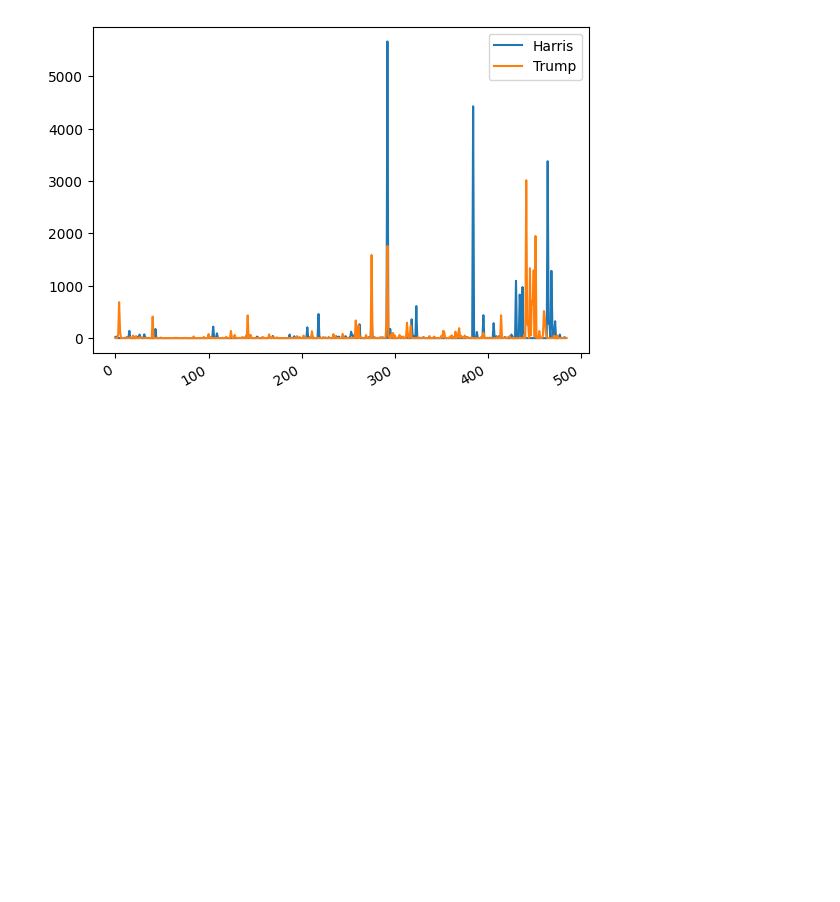
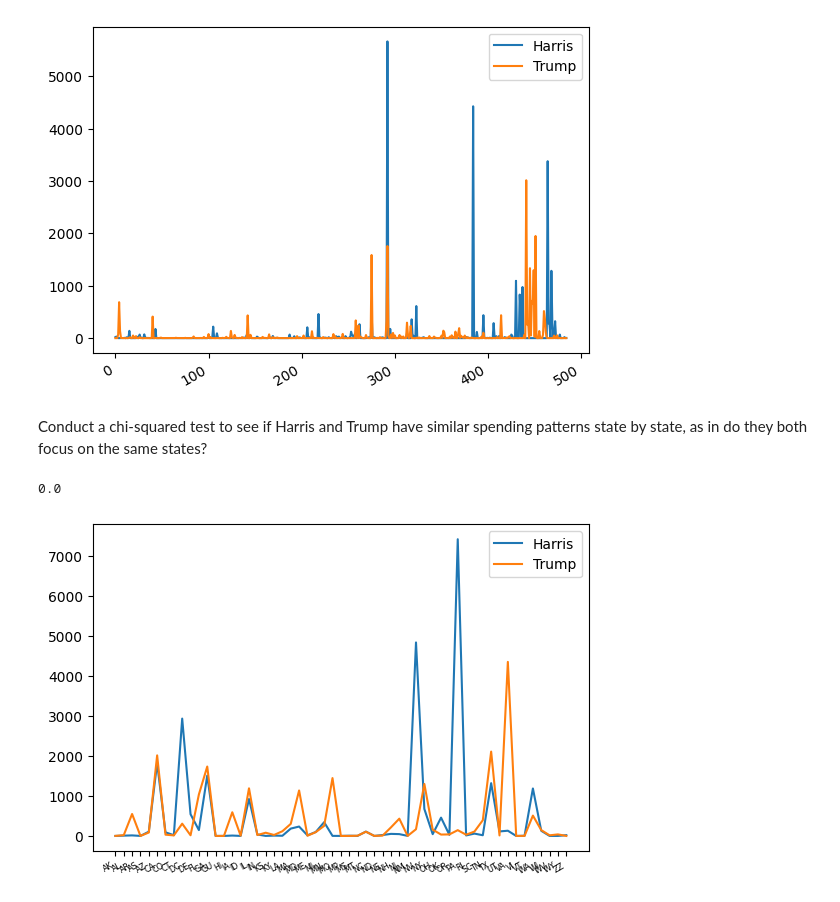
Before and after one commit to wellsGarrison/320Project, a Jupyter notebook: final_project.ipynb, the cells around one changed output. Cells and saved outputs as stored; diff of their text form; code cells hidden in the pictures; blank space fills up the shorter version.

Commit message:
chi-squared tests on states and categories

```diff
--- a/final_project.ipynb
+++ b/final_project.ipynb
@@ -88,3 +92,23 @@ ax.legend(handles = [line_yes, line_no])
 plt.show()
 # %% [output]
 [figure]
+# %% [markdown]
+Conduct a chi-squared test to see if Harris and Trump have similar spending patterns state by state, as in do they both focus on the same states?
+# %%
+harristrump_spending_df = spending_df[(spending_df['cand_nm'] == 'Harris, Kamala') | (spending_df['cand_nm'] == 'Trump, Donald J.')]
+cross = pd.crosstab(harristrump_spending_df['recipient_st'], harristrump_spending_df['cand_nm'])
+scipy.stats.chi2_contingency(cross).pvalue
+# %% [output]
+0.0
+# %%
+fig, ax = plt.subplots()
+
+line_yes, = ax.plot(cross['Harris, Kamala'].to_list(), label='Harris')
+line_no, = ax.plot(cross['Trump, Donald J.'].to_list(), label='Trump')
+ax.set_xticks(range(len(cross.index)), list(cross.index), size='xx-small')
+fig.autofmt_xdate()
+handles, labels = ax.get_legend_handles_labels()
+ax.legend(handles = [line_yes, line_no])
+plt.show()
+# %% [output]
+[figure, added]
```
Also changed, not shown: parts of 2 cells of this notebook.
